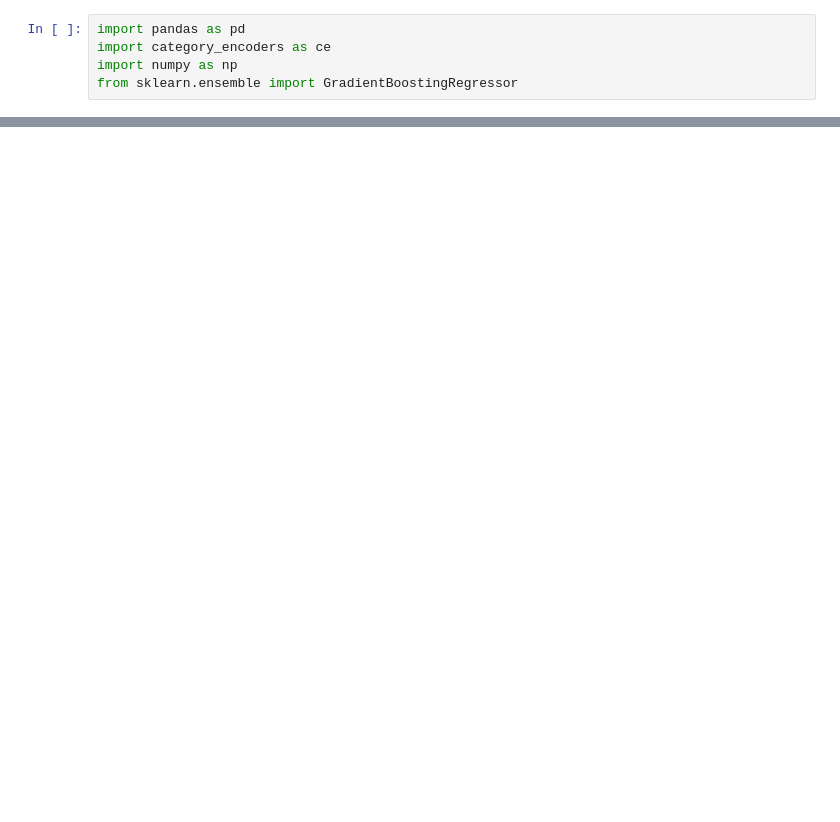
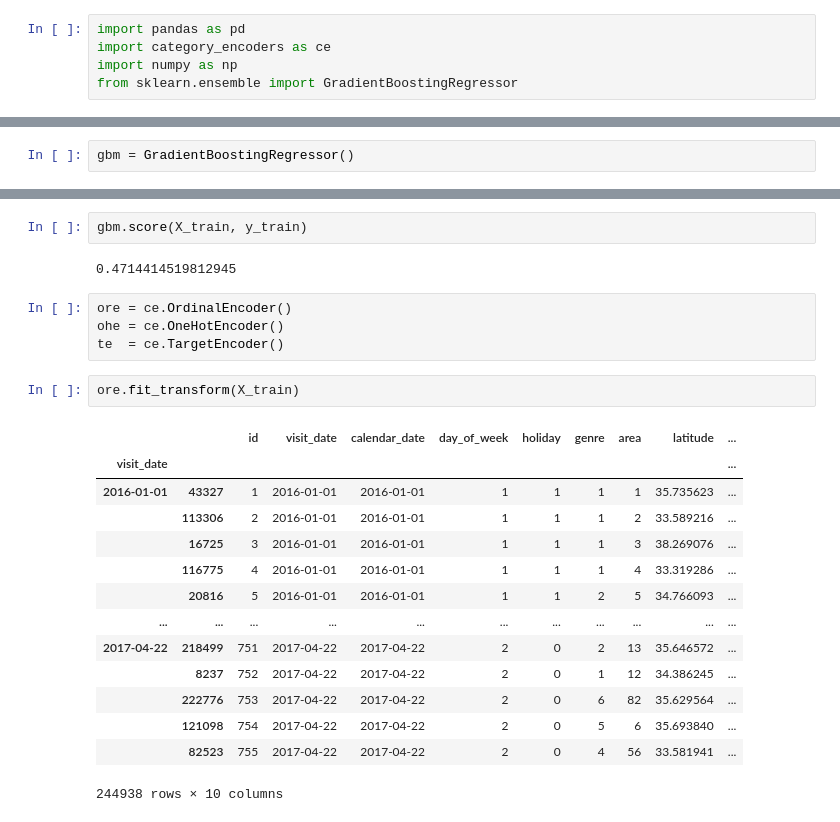
Before and after one commit to JonathanBechtel/dat-02-22, a Jupyter notebook: ClassMaterial/Unit3/Class13/Class 13 Notebook.ipynb, the cells around one changed output, grey strips where cells are left out. Saved outputs shown, nothing was run; the diff lists cells and outputs as text; blank space fills up the shorter version.

```diff
--- a/ClassMaterial/Unit3/Class13/Class 13 Notebook.ipynb
+++ b/ClassMaterial/Unit3/Class13/Class 13 Notebook.ipynb
@@ -13,0 +47,2 @@ FileNotFoundError: [Errno 2] File ../data/restaurants.csv does not exist: '../da
+# %%
+gbm = GradientBoostingRegressor()
@@ -13,0 +63,25 @@ FileNotFoundError: [Errno 2] File ../data/restaurants.csv does not exist: '../da
+# %%
+gbm.score(X_train, y_train)
+# %% [output]
+0.4714414519812945
+# %%
+ore = ce.OrdinalEncoder()
+ohe = ce.OneHotEncoder()
+te  = ce.TargetEncoder()
+# %%
+ore.fit_transform(X_train)
+# %% [output]
+|  |  | id | visit_date | calendar_date | day_of_week | holiday | genre | area | latitude | ... |
+| visit_date |  |  |  |  |  |  |  |  |  | ... |
+| 2016-01-01 | 43327 | 1 | 2016-01-01 | 2016-01-01 | 1 | 1 | 1 | 1 | 35.735623 | ... |
+|  | 113306 | 2 | 2016-01-01 | 2016-01-01 | 1 | 1 | 1 | 2 | 33.589216 | ... |
+|  | 16725 | 3 | 2016-01-01 | 2016-01-01 | 1 | 1 | 1 | 3 | 38.269076 | ... |
+|  | 116775 | 4 | 2016-01-01 | 2016-01-01 | 1 | 1 | 1 | 4 | 33.319286 | ... |
+|  | 20816 | 5 | 2016-01-01 | 2016-01-01 | 1 | 1 | 2 | 5 | 34.766093 | ... |
+| ... | ... | ... | ... | ... | ... | ... | ... | ... | ... | ... |
+| 2017-04-22 | 218499 | 751 | 2017-04-22 | 2017-04-22 | 2 | 0 | 2 | 13 | 35.646572 | ... |
+|  | 8237 | 752 | 2017-04-22 | 2017-04-22 | 2 | 0 | 1 | 12 | 34.386245 | ... |
+|  | 222776 | 753 | 2017-04-22 | 2017-04-22 | 2 | 0 | 6 | 82 | 35.629564 | ... |
+|  | 121098 | 754 | 2017-04-22 | 2017-04-22 | 2 | 0 | 5 | 6 | 35.693840 | ... |
+|  | 82523 | 755 | 2017-04-22 | 2017-04-22 | 2 | 0 | 4 | 56 | 33.581941 | ... |
+244938 rows × 10 columns
```
Also changed, not shown: parts of 40 cells of this notebook, 1 other file.
